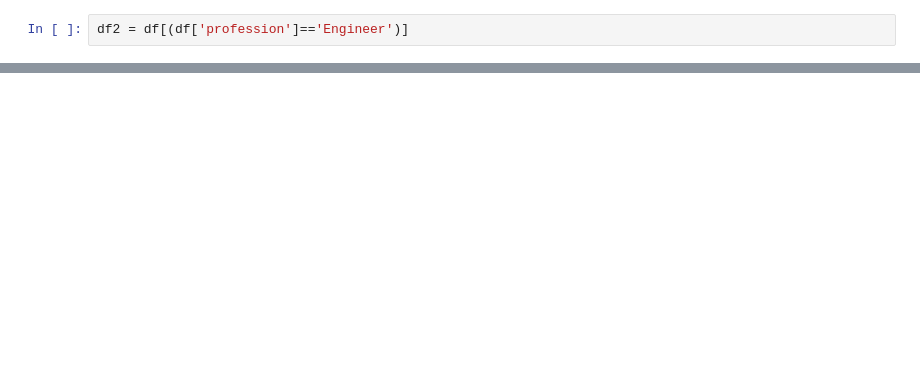
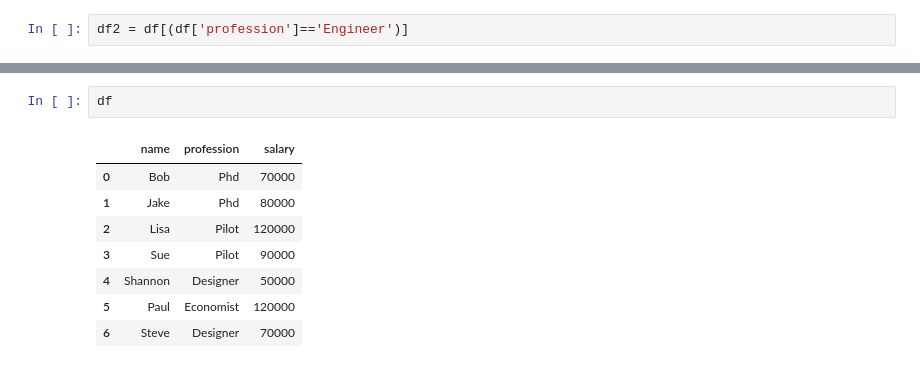
Before and after one commit to FabricioZAGA/data-mining-notes, a Jupyter notebook: zgaf-data-wrangling-01.ipynb, the cells around one changed output, grey strips where cells are left out. Cells and saved outputs as stored; diff of their text form; blank space fills up the shorter version.

```diff
--- a/zgaf-data-wrangling-01.ipynb
+++ b/zgaf-data-wrangling-01.ipynb
@@ -218,0 +202,11 @@ df.sort_values(['salary'],ascending=False)
+# %%
+df
+# %% [output]
+|  | name | profession | salary |
+| 0 | Bob | Phd | 70000 |
+| 1 | Jake | Phd | 80000 |
+| 2 | Lisa | Pilot | 120000 |
+| 3 | Sue | Pilot | 90000 |
+| 4 | Shannon | Designer | 50000 |
+| 5 | Paul | Economist | 120000 |
+| 6 | Steve | Designer | 70000 |
```
Also changed, not shown: parts of 19 cells of this notebook, 3 other files.
